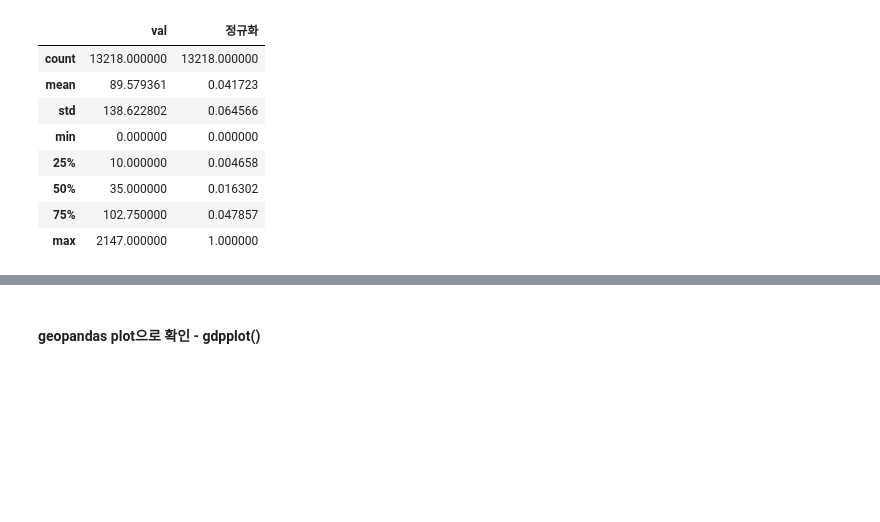
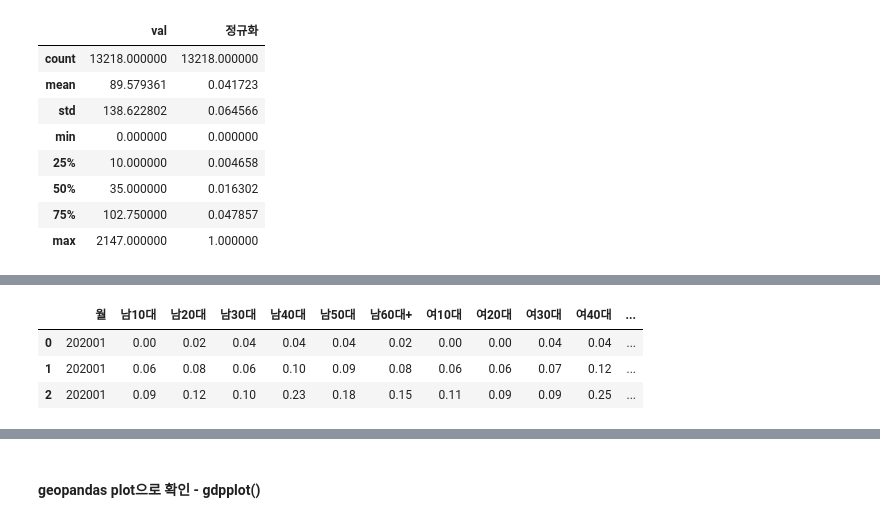
Before and after one commit to eruru0411/DL_Study, a Jupyter notebook: LH.ipynb, the cells around one changed output, grey strips where cells are left out. Saved outputs shown, nothing was run; the diff lists cells and outputs as text; code cells hidden in the pictures; blank space fills up the shorter version.

```diff
--- a/LH.ipynb
+++ b/LH.ipynb
@@ -898,0 +999,13 @@ geo_to_df(df_인도26, geotype='multilinestring')        # multilinestring
+# %%
+df_유동인구_시간대 = pd.read_csv(colab_path + "14.시간대별_유동인구(2020).csv")
+df_유동인구_요일별 = pd.read_csv(colab_path + "16.요일별_유동인구(2020).csv", names=["월","mon","tue","wed","thu","fri","sat","sun","lon","lat"], header=0)
+
+성연령_names = ['월', '남10대', '남20대', '남30대', '남40대', '남50대', '남60대+', '여10대', '여20대', '여30대', '여40대', '여50대', '여60대+', 'lon', 'lat']
+df_유동인구_성연령 = pd.read_csv(colab_path + "15.성연령별_유동인구(2020).csv", names=성연령_names, header=0)
+# %%
+df_유동인구_성연령.head(3)
+# %% [output]
+|  | 월 | 남10대 | 남20대 | 남30대 | 남40대 | 남50대 | 남60대+ | 여10대 | 여20대 | 여30대 | 여40대 | ... |
+| 0 | 202001 | 0.00 | 0.02 | 0.04 | 0.04 | 0.04 | 0.02 | 0.00 | 0.00 | 0.04 | 0.04 | ... |
+| 1 | 202001 | 0.06 | 0.08 | 0.06 | 0.10 | 0.09 | 0.08 | 0.06 | 0.06 | 0.07 | 0.12 | ... |
+| 2 | 202001 | 0.09 | 0.12 | 0.10 | 0.23 | 0.18 | 0.15 | 0.11 | 0.09 | 0.09 | 0.25 | ... |
```
Also changed, not shown: parts of 62 cells of this notebook.
